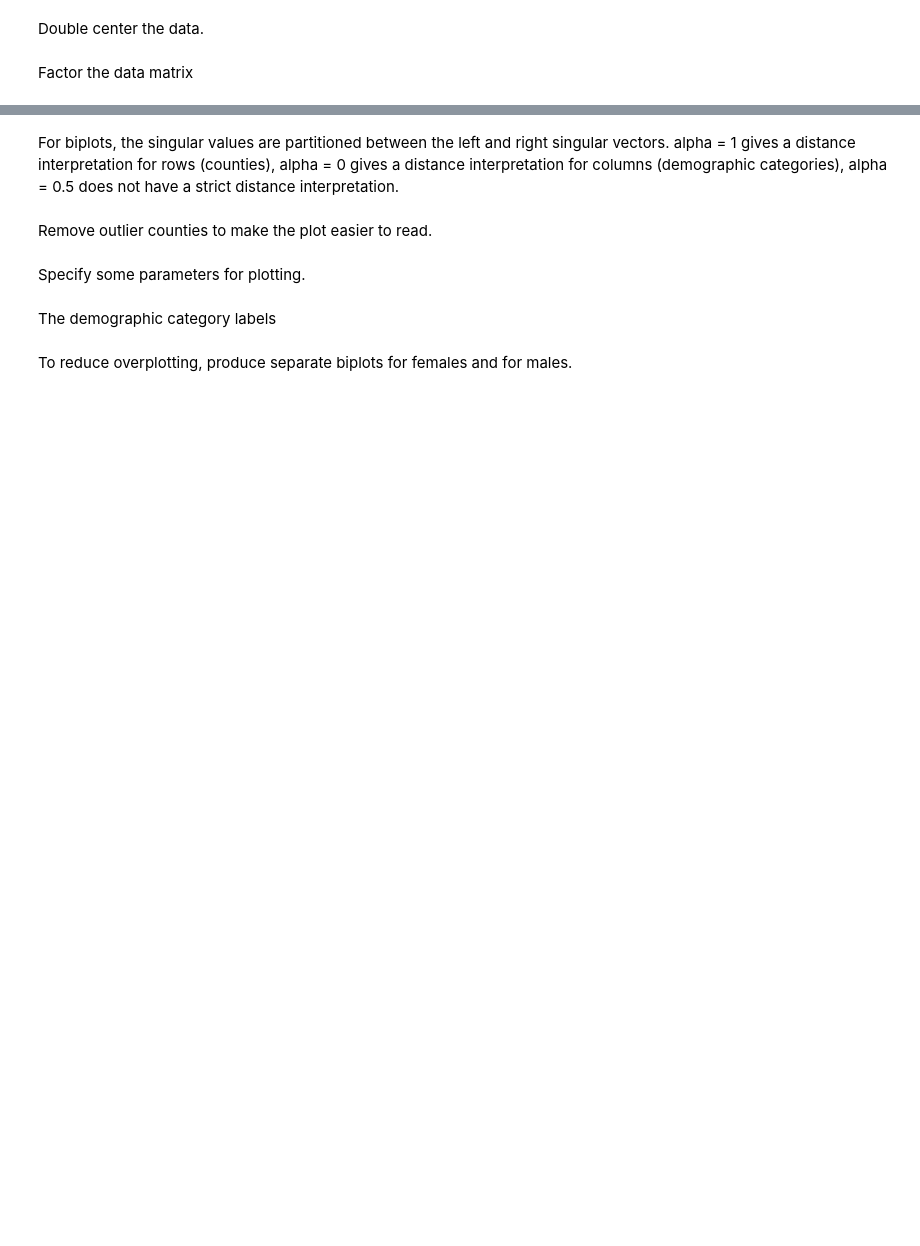
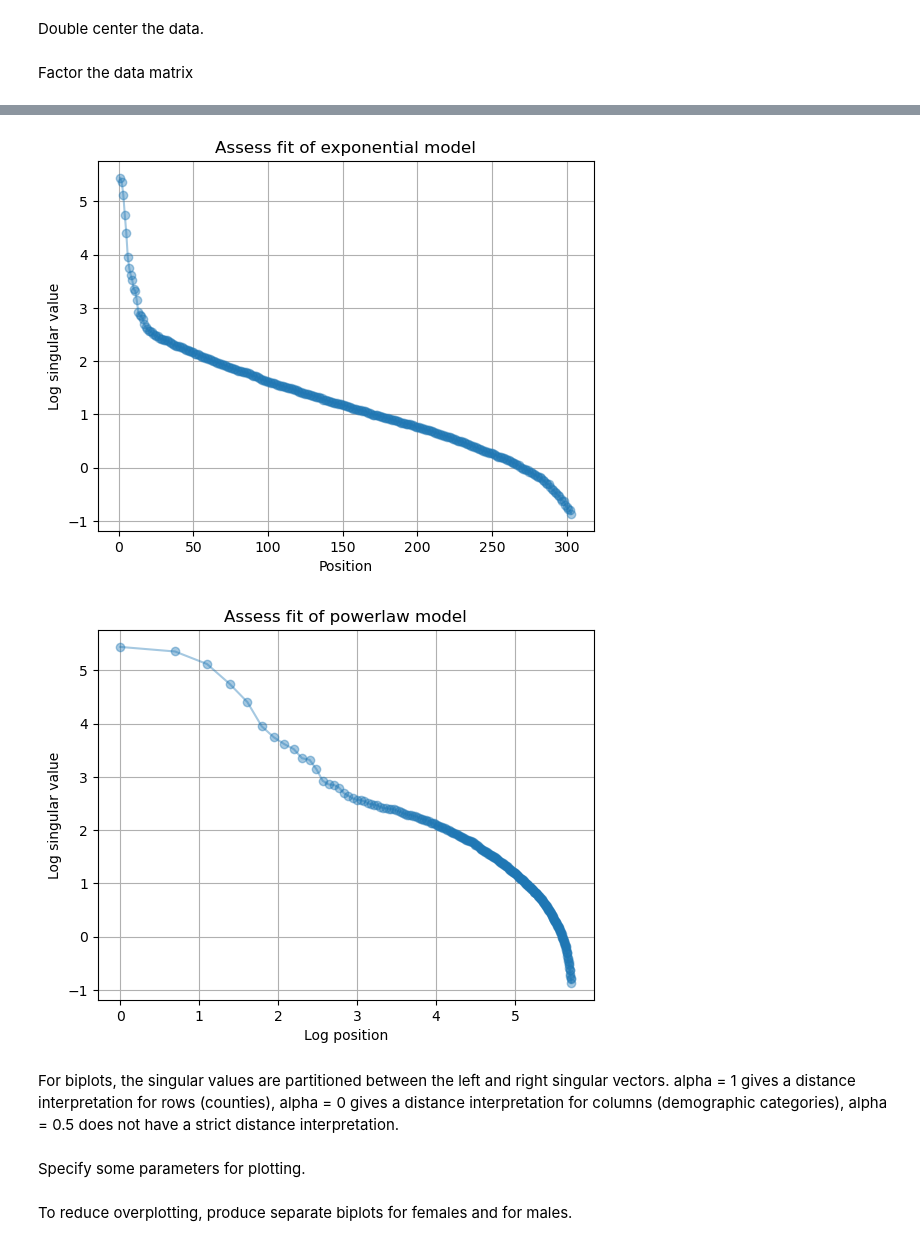
Before and after one commit to kshedden/case_studies, a Jupyter notebook: natality/biplots.ipynb, the cells around one changed output, grey strips where cells are left out. Drawn from its saved outputs; the diff is of its cells as text; code cells hidden in the pictures; blank space fills up the shorter version.

```diff
--- a/natality/biplots.ipynb
+++ b/natality/biplots.ipynb
@@ -44,3 +82,26 @@ v = vt.T
+# %%
+# Semi-log space plot
+plt.clf()
+plt.grid(True)
+ii = np.arange(1, len(s) + 1)
+plt.plot(ii[0:-1], np.log(s[0:-1]), "-o", alpha=0.4)
+plt.xlabel("Position")
+plt.ylabel("Log singular value")
+plt.title("Assess fit of exponential model")
+plt.show()
+
+# Log space plot
+plt.clf()
+plt.grid(True)
+ii = np.arange(1, len(s) + 1)
+plt.plot(np.log(ii[0:-1]), np.log(s[0:-1]), "-o", alpha=0.4)
+plt.xlabel("Log position")
+plt.ylabel("Log singular value")
+plt.title("Assess fit of powerlaw model")
+plt.show()
+# %% [output]
+[figure, added]
+[figure, added]
 # %% [markdown]
 For biplots, the singular values are partitioned between the left
 and right singular vectors. alpha = 1 gives a distance
@@ -51,5 +112,3 @@ does not have a strict distance interpretation.
 alpha = 0.5
 uu = np.dot(u, np.diag(s**alpha))
 vv = np.dot(v, np.diag(s**(1-alpha)))
-# %% [markdown]
-Remove outlier counties to make the plot easier to read.
@@ -104,5 +163,3 @@ def generate_biplot(uu, vv, c, title):
 
     pdf.savefig()
     plt.show()
-# %% [markdown]
-The demographic category labels
```
Also changed, not shown: parts of 18 cells of this notebook, 3 other files.
